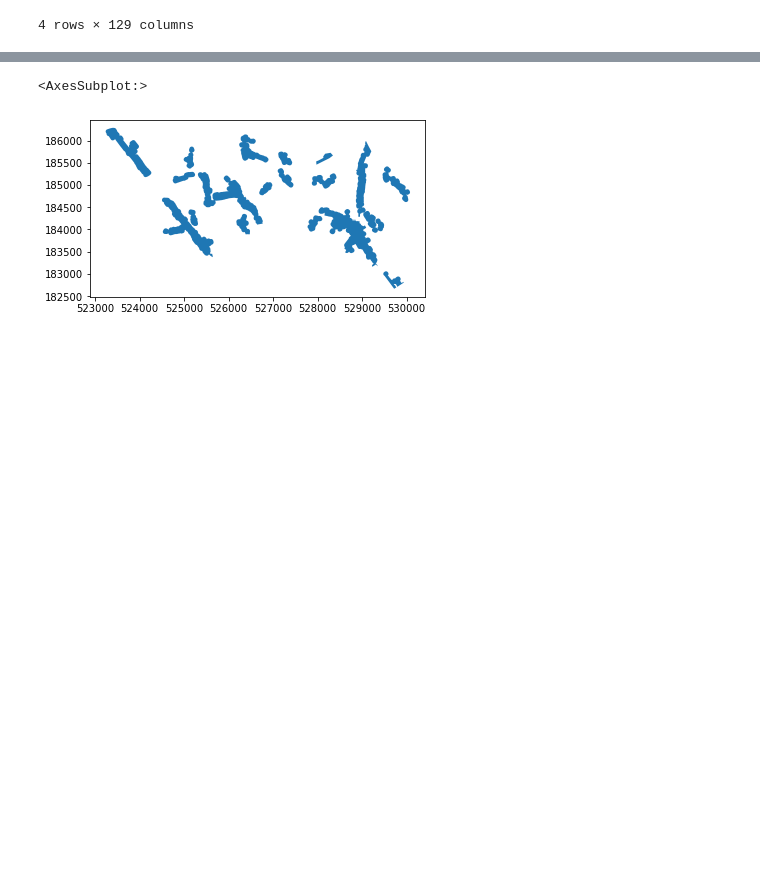
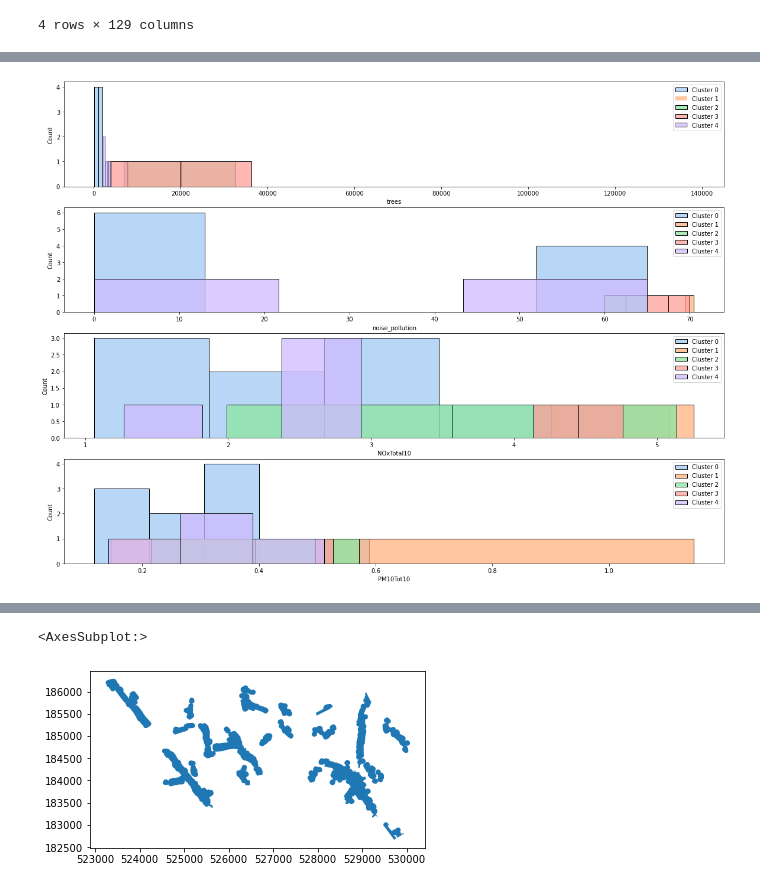
Before and after one commit to christinabotros/Camden-High-Street-Analysis, a Jupyter notebook: 6.1 Creating High Street Signatures.ipynb, the cells around one changed output, grey strips where cells are left out. Cells and saved outputs as stored; diff of their text form; code cells hidden in the pictures; blank space fills up the shorter version.

```diff
--- a/6.1 Creating High Street Signatures.ipynb
+++ b/6.1 Creating High Street Signatures.ipynb
@@ -353,0 +340,19 @@ for i, a in enumerate(['area_ha', 'road_length', 'bench', 'bicycle_rental', 'cam
+# %%
+fig, ax = plt.subplots(nrows=4, ncols=1, figsize=(20, 15))
+
+
+for i, a in enumerate(['trees','noise_pollution', 'NOxTotal10', 'PM10Tot10']):
+
+
+    sns.histplot(ax=ax[i], label="Cluster 0", data=highstreet_dimensions[highstreet_dimensions['cluster_label']==0], x=a, color=colours[0])
+    sns.histplot( ax=ax[i],label="Cluster 1", data=highstreet_dimensions[highstreet_dimensions['cluster_label']==1], x=a, color=colours[1])
+    sns.histplot(ax=ax[i],label="Cluster 2", data=highstreet_dimensions[highstreet_dimensions['cluster_label']==2], x=a, color=colours[2])
+    sns.histplot( ax=ax[i],label="Cluster 3", data=highstreet_dimensions[highstreet_dimensions['cluster_label']==3], x=a, color=colours[3])
+    sns.histplot( ax=ax[i],label="Cluster 4", data=highstreet_dimensions[highstreet_dimensions['cluster_label']==4], x=a, color=colours[4])
+
+
+    ax[i].legend()
+
+fig.savefig('Camden High Street Clusters environmental charts.jpg')
+# %% [output]
+[figure, added]
```
Also changed, not shown: parts of 25 cells of this notebook, 5 other files.
